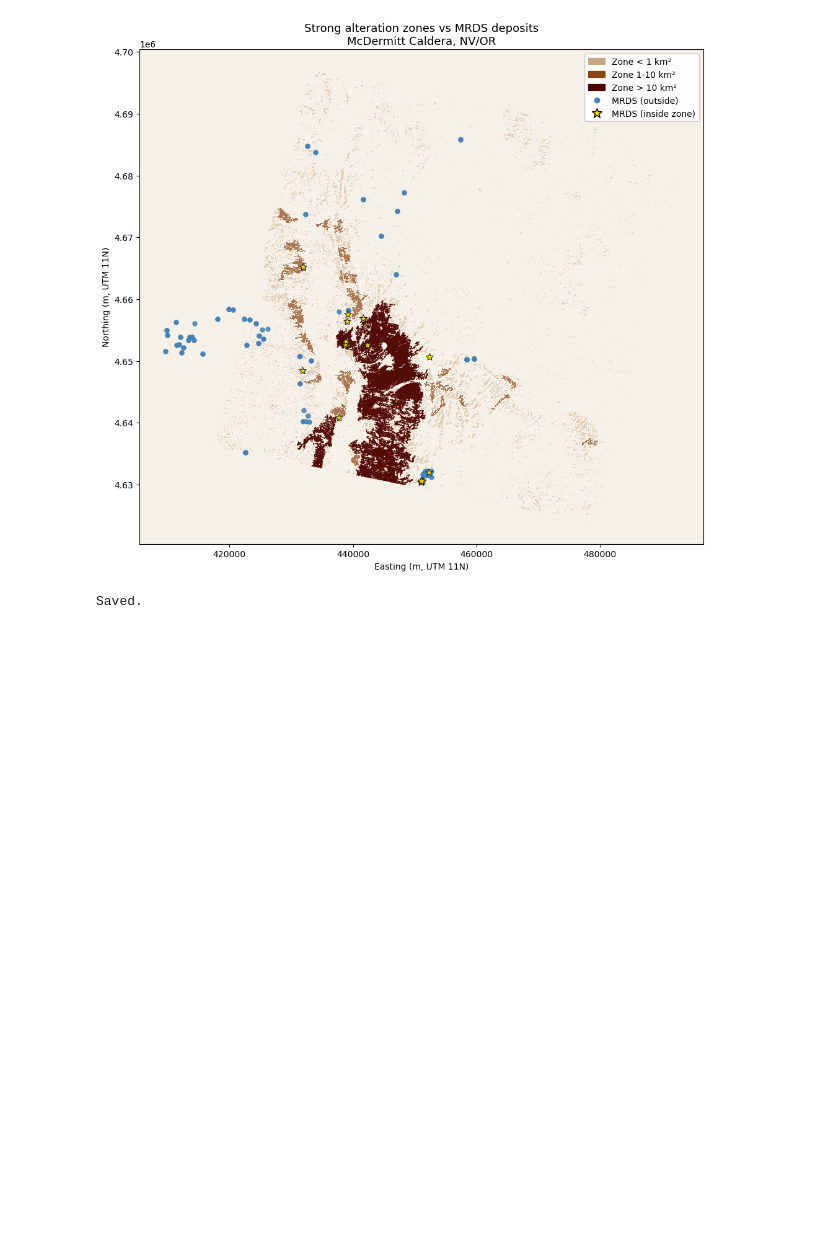
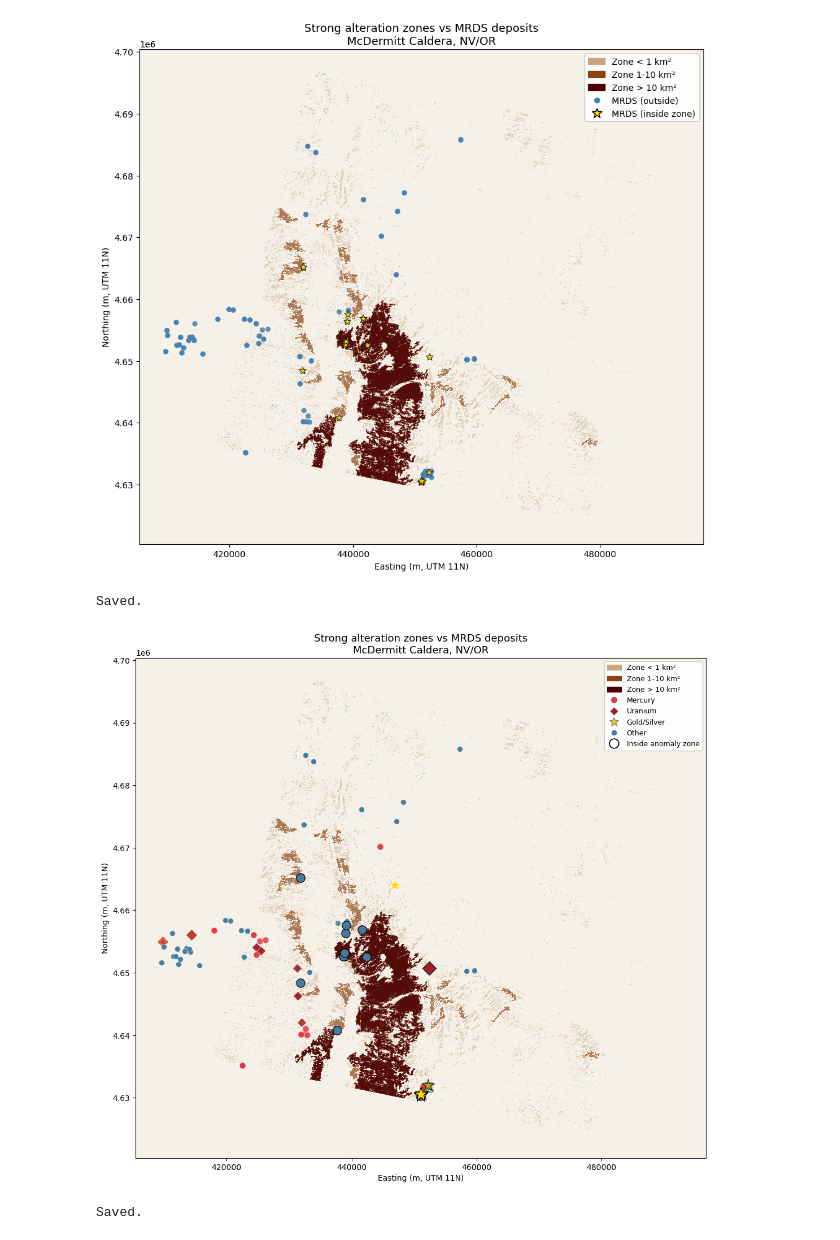
Before and after one commit to nicole-m-aikin/critical-minerals-aster, a Jupyter notebook: notebooks/04_deposit_overlay.ipynb, the cells around one changed output. Drawn from its saved outputs; the diff is of its cells as text; code cells hidden in the pictures; blank space fills up the shorter version.

Commit message:
notebook 04: commodity correlation chart, deposit overlap analysis

```diff
--- a/notebooks/04_deposit_overlay.ipynb
+++ b/notebooks/04_deposit_overlay.ipynb
@@ -220,3 +220,67 @@ print("Saved.")
 # %% [output]
 [figure]
 Saved.
+# %%
+import matplotlib.pyplot as plt
+import matplotlib.patches as mpatches
+import matplotlib.lines as mlines
+
+fig, ax = plt.subplots(figsize=(11, 11))
+ax.set_facecolor('#f5f0e8')
+
+# Zones
+zones[zones['area_km2'] < 1].plot(ax=ax, color='#c8a882', alpha=0.5, linewidth=0)
+zones[zones['area_km2'] >= 1].plot(ax=ax, color='#8B4513', alpha=0.7, linewidth=0)
+zones[zones['area_km2'] >= 10].plot(ax=ax, color='#4a0000', alpha=0.9, linewidth=0)
+
+# Commodity symbology
+commodity_styles = {
+    'Mercury':   ('o', '#e63946', 8),
+    'Uranium':   ('D', '#9b2226', 8),
+    'Gold':      ('*', '#ffd700', 14),
+    'Gold, Silver': ('*', '#daa520', 12),
+    'Silver, Gold': ('*', '#c5a028', 12),
+    'Lithium, Mercury, Uranium': ('D', '#ae2012', 10),
+    'Mercury, Uranium, Lithium': ('D', '#bb3e03', 10),
+}
+default_style = ('o', '#457b9d', 7)
+
+# Plot outside-zone deposits by commodity
+for _, row in local_gdf[~local_gdf.index.isin(hits.index)].iterrows():
+    style = commodity_styles.get(row['commod1'], default_style)
+    ax.plot(row.geometry.x, row.geometry.y,
+            marker=style[0], color=style[1], markersize=style[2],
+            zorder=3, alpha=0.85, markeredgecolor='white', markeredgewidth=0.4)
+
+# Plot inside-zone deposits on top, slightly larger
+for _, row in hits_gdf.iterrows():
+    style = commodity_styles.get(row['commod1'], default_style)
+    ax.plot(row.geometry.x, row.geometry.y,
+            marker=style[0], color=style[1], markersize=style[2]+4,
+            zorder=5, alpha=1.0, markeredgecolor='black', markeredgewidth=0.8)
+
+ax.set_title('Strong alteration zones vs MRDS deposits\nMcDermitt Caldera, NV/OR', fontsize=13)
+ax.set_xlabel('Easting (m, UTM 11N)')
+ax.set_ylabel('Northing (m, UTM 11N)')
+
+# Legend
+legend_elements = [
+    mpatches.Patch(color='#c8a882', label='Zone < 1 km²'),
+    mpatches.Patch(color='#8B4513', label='Zone 1–10 km²'),
+    mpatches.Patch(color='#4a0000', label='Zone > 10 km²'),
+    mlines.Line2D([], [], marker='o', color='w', markerfacecolor='#e63946', markersize=9, label='Mercury'),
+    mlines.Line2D([], [], marker='D', color='w', markerfacecolor='#9b2226', markersize=8, label='Uranium'),
+    mlines.Line2D([], [], marker='*', color='w', markerfacecolor='#ffd700', markersize=12, markeredgecolor='gray', label='Gold/Silver'),
+    mlines.Line2D([], [], marker='o', color='w', markerfacecolor='#457b9d', markersize=8, label='Other'),
+    mlines.Line2D([], [], marker='o', color='w', markerfacecolor='none', markeredgecolor='black',
+                  markeredgewidth=1.2, markersize=12, label='Inside anomaly zone'),
+]
+ax.legend(handles=legend_elements, loc='upper right', framealpha=0.95, fontsize=9)
+
+plt.tight_layout()
+plt.savefig('../figures/03_deposit_overlay.png', dpi=150, bbox_inches='tight')
+plt.show()
+print("Saved.")
+# %% [output]
+[figure, added]
+Saved.
```
Also changed, not shown: parts of 2 cells of this notebook, 1 other file.
